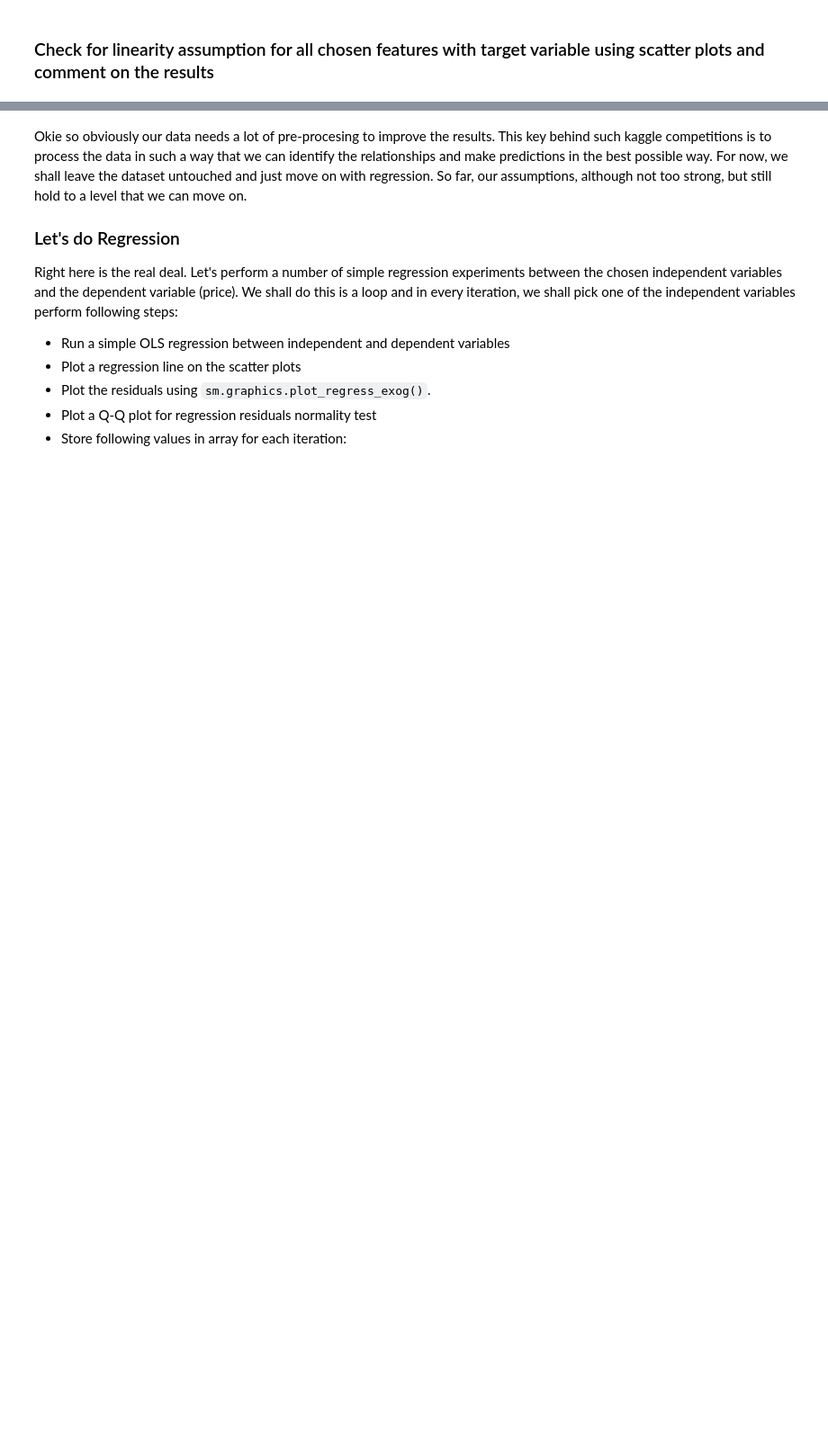
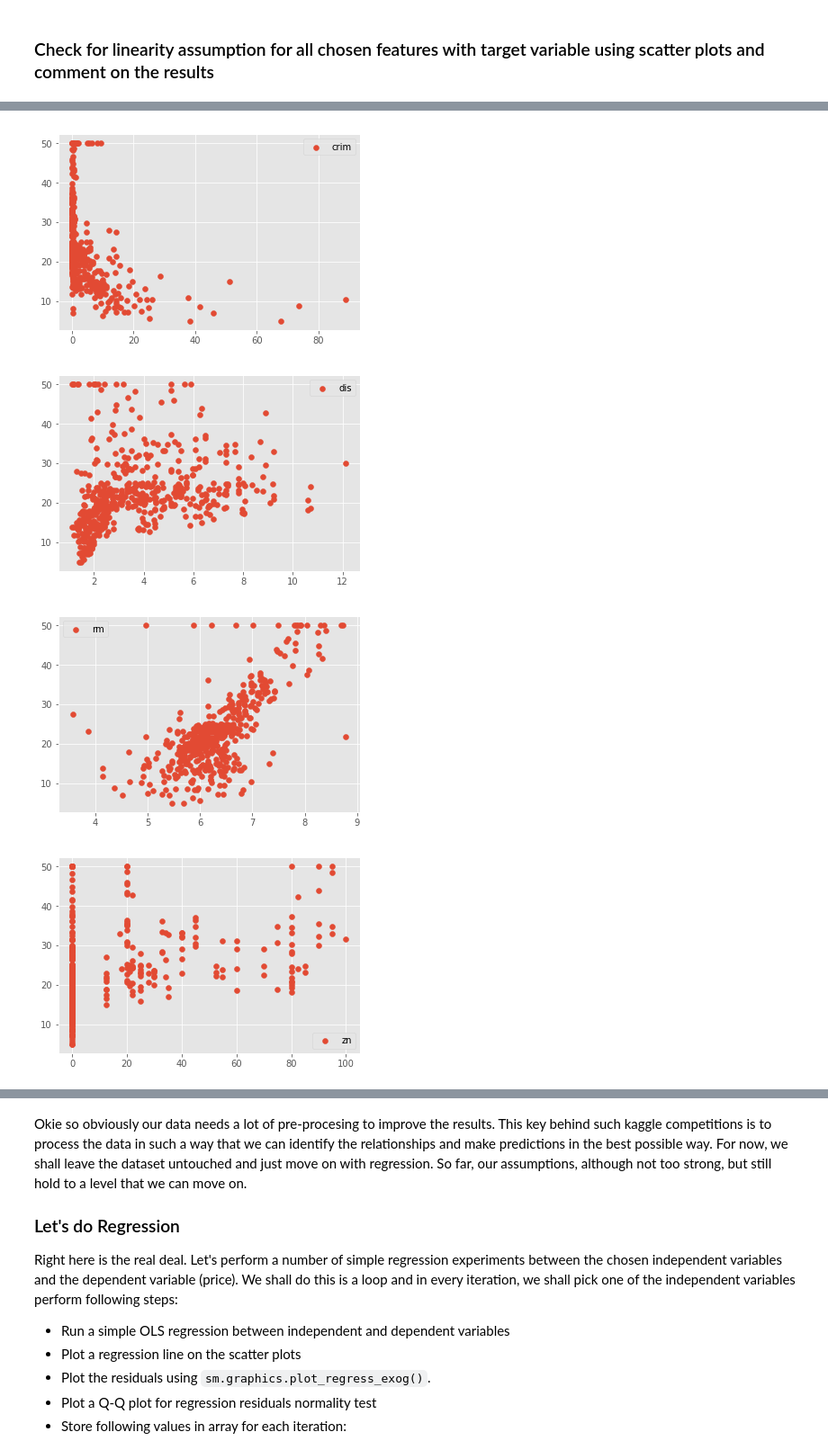
Before and after one commit to chelseapower/dsc-01-10-16-regression-EOD-Lab-online-ds-pt-011419, a Jupyter notebook: index.ipynb, the cells around one changed output, grey strips where cells are left out. Shown: that part at 90% size. Drawn from its saved outputs; the diff is of its cells as text; code cells hidden in the pictures; blank space fills up the shorter version.

```diff
--- a/index.ipynb
+++ b/index.ipynb
@@ -54,0 +55,4 @@ Based on this , we shall choose a selection of features which appear to be more
+# %%
+# Your code here
+df2 = df[['crim', 'dis', 'rm', 'zn', 'age', 'medv']].copy()
+df2.head()
@@ -66,0 +68,10 @@ Based on this , we shall choose a selection of features which appear to be more
+# %%
+for column in ['crim', 'dis', 'rm', 'zn', 'age']:
+    plt.scatter(df2[column], df2.medv, label=column)
+    plt.legend()
+    plt.show()
+# %% [output]
+[figure, added]
+[figure, added]
+[figure, added]
+[figure, added]
```
Also changed, not shown: parts of 21 cells of this notebook.
